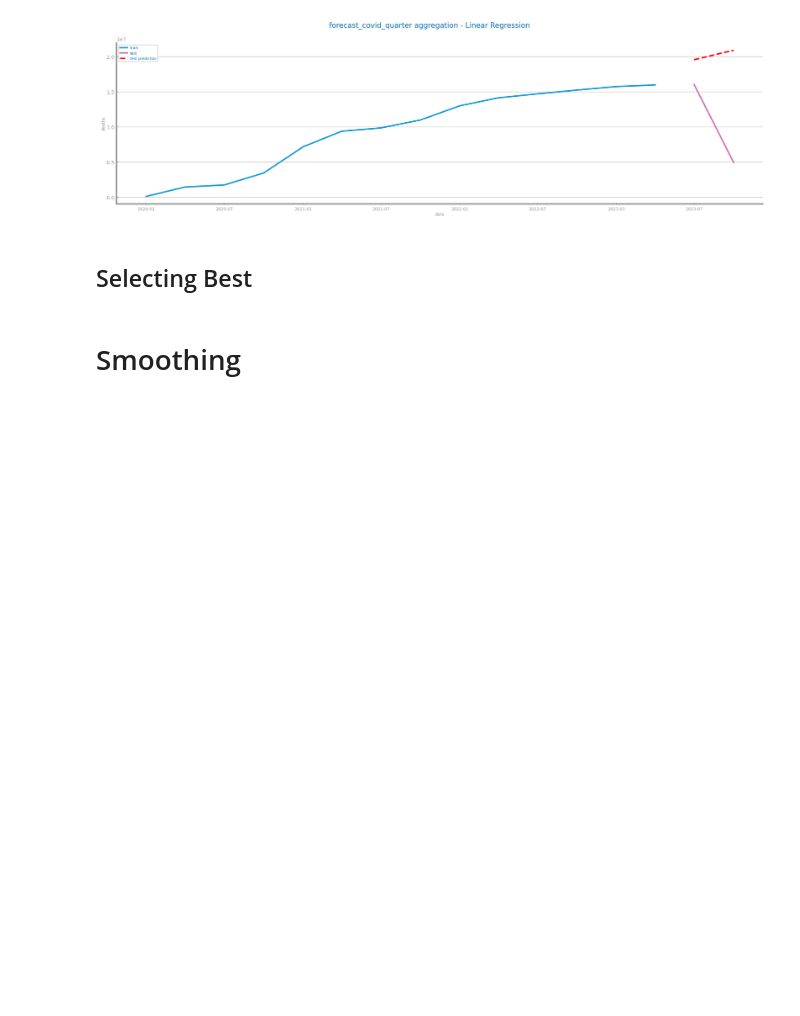
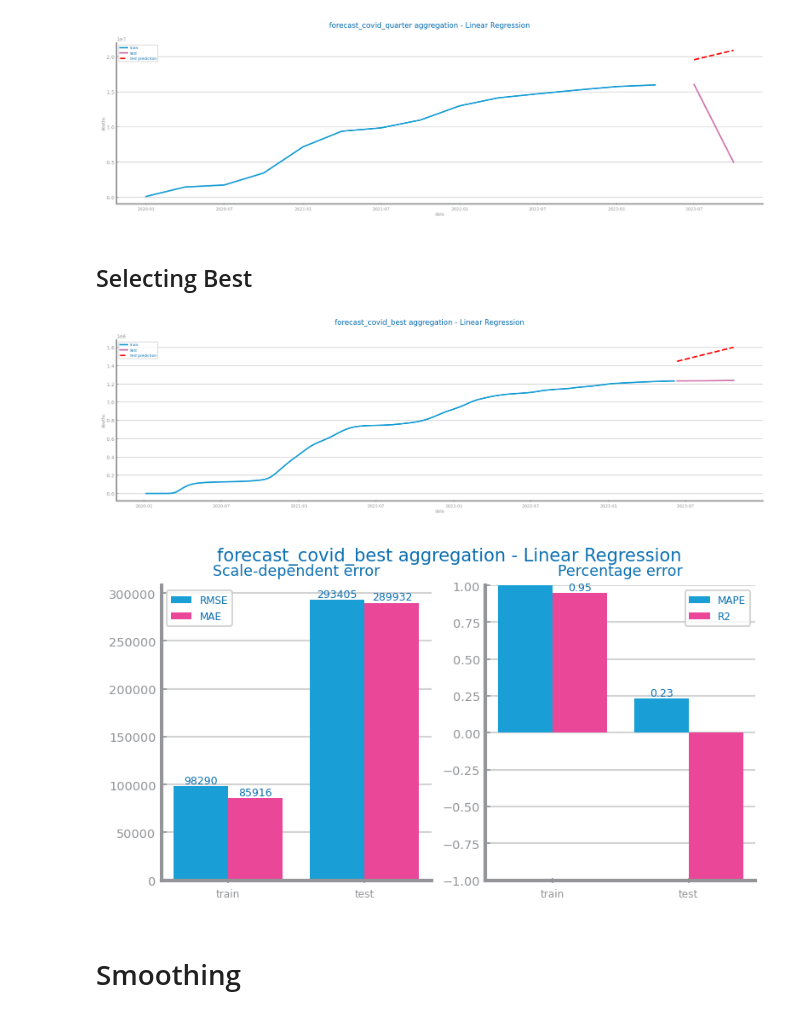
Before and after one commit to esteves3/data-science, a Jupyter notebook: forecasting-covid-data-transformation.ipynb, the cells around one changed output. Saved outputs shown, nothing was run; the diff lists cells and outputs as text; code cells hidden in the pictures; blank space fills up the shorter version.

```diff
--- a/forecasting-covid-data-transformation.ipynb
+++ b/forecasting-covid-data-transformation.ipynb
@@ -96,2 +94,29 @@ data = best_aggregation
+# %%
+data = ss_agg_w
+train, test = series_train_test_split(data, trn_pct=0.90)
+trnX = arange(len(train)).reshape(-1, 1)
+trnY = train.to_numpy()
+tstX = arange(len(train), len(data)).reshape(-1, 1)
+tstY = test.to_numpy()
+
+model = LinearRegression()
+model.fit(trnX, trnY)
+
+prd_trn: Series = Series(model.predict(trnX), index=train.index)
+prd_tst: Series = Series(model.predict(tstX), index=test.index)
+plot_forecasting_series(
+    train,
+    test,
+    prd_tst,
+    title=f"{file_tag}_best aggregation - Linear Regression",
+    xlabel=series.index.name,
+    ylabel=target,
+)
+savefig(f"images/forecast/{file_tag}_best_data_transformation_aggregation_linear_regression_forecast.png")
+plot_forecasting_eval(train, test, prd_trn, prd_tst, title=f"{file_tag}_best aggregation - Linear Regression")
+savefig(f"images/forecast/{file_tag}_best_data_transformation_aggregation_linear_regression_eval.png")
+# %% [output]
+[figure, added]
+[figure, added]
 # %% [markdown]
 # Smoothing
```
Also changed, not shown: parts of 11 cells of this notebook, 6 other files.
